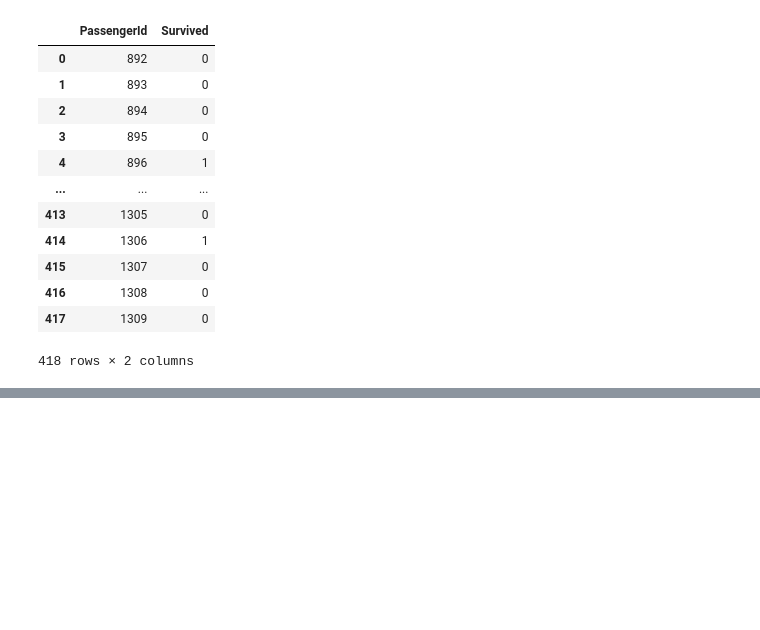
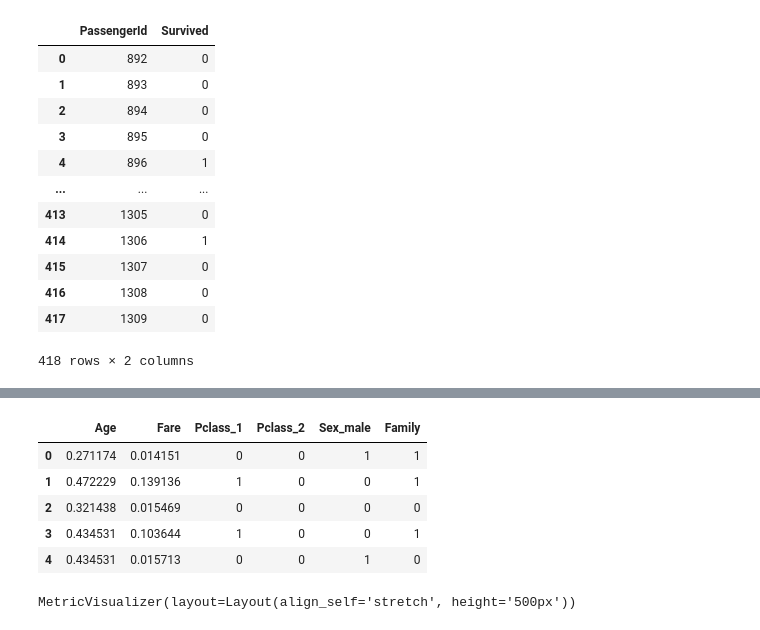
Before and after one commit to shehamane/kurilib-ml, a Jupyter notebook: titanic.ipynb, the cells around one changed output, grey strips where cells are left out. Saved outputs shown, nothing was run; the diff lists cells and outputs as text; code cells hidden in the pictures; blank space fills up the shorter version.

```diff
--- a/titanic.ipynb
+++ b/titanic.ipynb
@@ -458,0 +465,3 @@ predicts_df
+# %%
+train_df = pd.read_csv('datasets/titanic/train.csv')
+train_df.head()
@@ -458,0 +475,3 @@ predicts_df
+# %%
+X = train_df[['Pclass', 'Sex', 'Age', 'Fare']]
+y = train_df['Survived']
@@ -458,0 +489,3 @@ predicts_df
+# %%
+X = pd.get_dummies(data=X, columns=['Pclass', 'Sex']).drop(columns=['Pclass_3', 'Sex_female'])
+X.head()
@@ -458,0 +499,39 @@ predicts_df
+# %%
+from kurilib.data import normalize_columns
+normalize_columns(df=X, columns=['Age', 'Fare'])
+X['Family'] = train_df['SibSp'] + train_df['Parch']
+X.head()
+# %% [output]
+|  | Age | Fare | Pclass_1 | Pclass_2 | Sex_male | Family |
+| 0 | 0.271174 | 0.014151 | 0 | 0 | 1 | 1 |
+| 1 | 0.472229 | 0.139136 | 1 | 0 | 0 | 1 |
+| 2 | 0.321438 | 0.015469 | 0 | 0 | 0 | 0 |
+| 3 | 0.434531 | 0.103644 | 1 | 0 | 0 | 1 |
+| 4 | 0.434531 | 0.015713 | 0 | 0 | 1 | 0 |
+# %%
+params = {
+    'loss_function': 'Logloss',
+    'iterations': 150,
+    'learning_rate': 0.05,
+    'custom_loss': 'AUC',
+    'bootstrap_type': 'Bernoulli',
+    'subsample': 0.5,
+    'rsm': 1.0,
+    'l2_leaf_reg': 3,
+    'leaf_estimation_method': 'Newton'
+}
+
+cat_features = [2, 3, 4]
+
+cv_data = cb.cv(
+    pool=cb.Pool(X, label=y, cat_features=cat_features),
+    params=params,
+    fold_count=5,
+    type='Classical',
+    shuffle=True,
+    plot=True,
+    stratified=True,
+    verbose=False
+)
+# %% [output]
+MetricVisualizer(layout=Layout(align_self='stretch', height='500px'))
```
Also changed, not shown: parts of 11 cells of this notebook, 21 other files.
